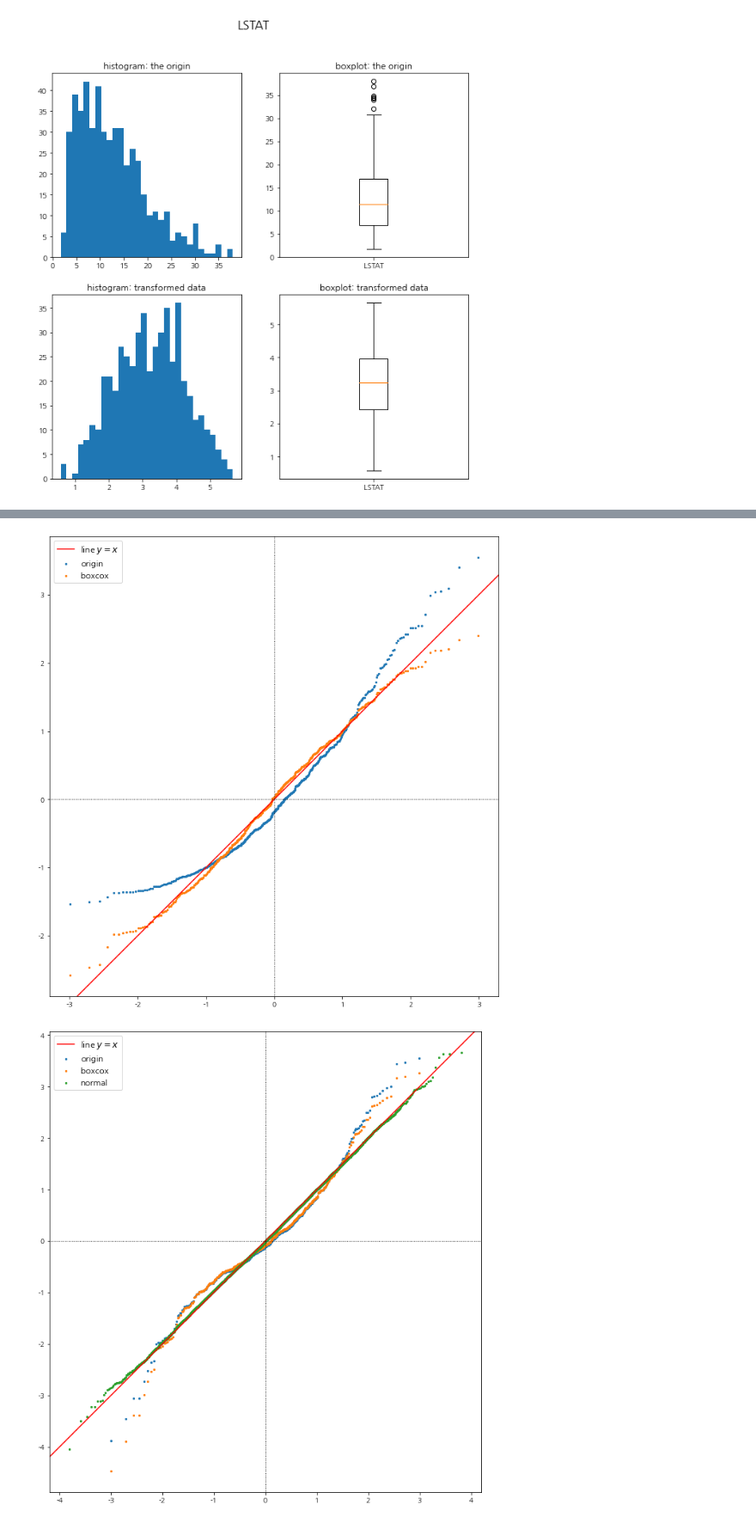
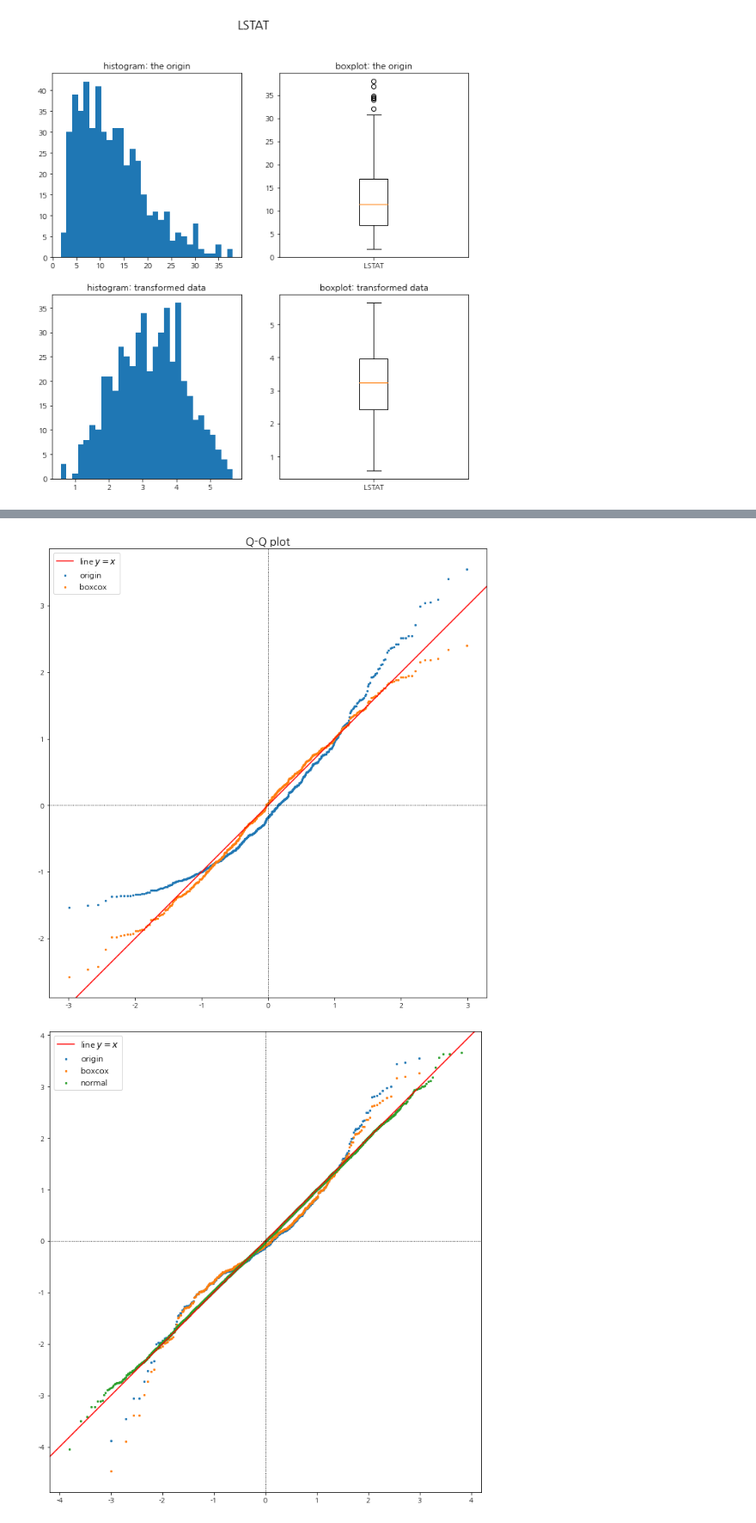
Before and after one commit to ywkim92/Paper-implementation, a Jupyter notebook: Boxcox.ipynb, the cells around one changed output, grey strips where cells are left out. Shown at 86% size. Cells and saved outputs as stored; diff of their text form; code cells hidden in the pictures.

```diff
--- a/Boxcox.ipynb
+++ b/Boxcox.ipynb
@@ -172,3 +172,5 @@ def filliben(n):
 array_sc = np.sort(StandardScaler().fit_transform(array.reshape(-1,1)).flatten())
 array1_sc = np.sort(StandardScaler().fit_transform(array1.reshape(-1,1)).flatten())
 norm_ppf = ndtri(filliben(array.size))
+# %%
+norm_ppf = (filliben(array.size))
@@ -175,18 +197,19 @@ norm_ppf = ndtri(filliben(array.size))
 # %%
 fig, ax = plt.subplots(1,1, figsize=(12,12))
 ax.set_aspect(1)
 ax.scatter(norm_ppf, array_sc, s=5, label='origin')
 #ax.axline((0, sl[1]), slope=sl[0])
 ax.scatter(norm_ppf, array1_sc, s=5, label='boxcox')
 #ax.axline((0, slope[1]), slope=slope[0], color = 'orange')
 #ax.scatter(value[0], value[1], s=5, label='normal')
 ax.axline((0,0), (1,1), color='r', label='line $y=x$')
 ax.axline((0,0), (0,1), linestyle=':', linewidth=1, color='k')
 ax.axline((0,0), (1,0), linestyle=':', linewidth=1, color='k')
+plt.title('Q-Q plot', fontsize=16)
 plt.legend(fontsize=12)
 plt.show()
 # %% [output]
-[figure, old version]
+[figure, new version]
 # %%
 fig, ax = plt.subplots(1,1, figsize=(12,12))
 ax.set_aspect(1)
```
Also changed, not shown: parts of 44 cells of this notebook.
